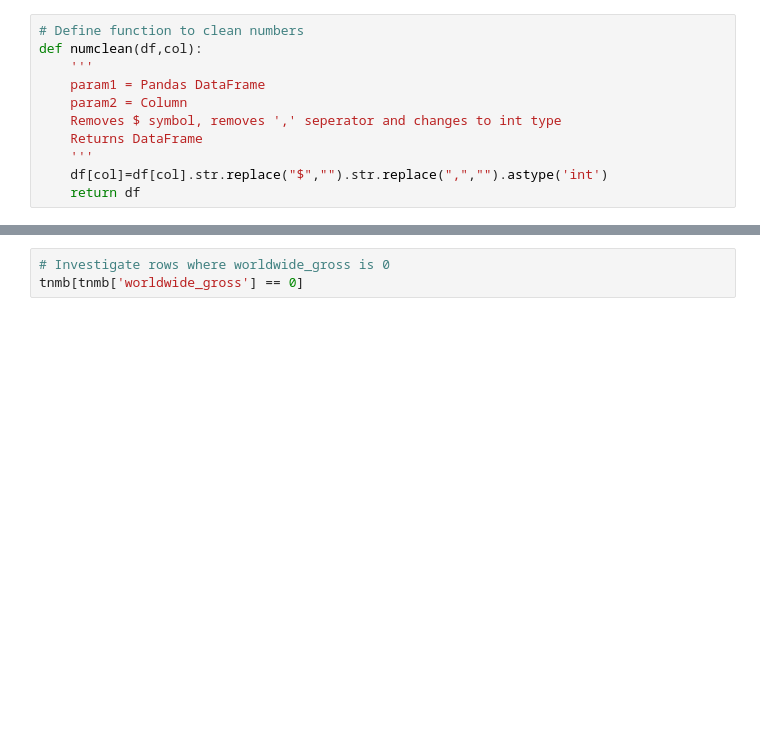
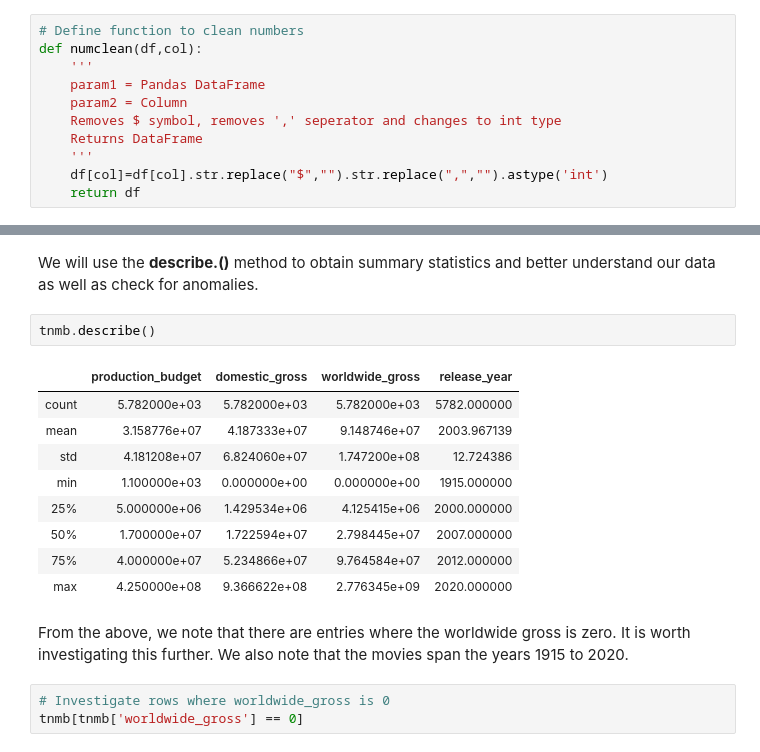
Before and after one commit to nadinezab/making-movies, a Jupyter notebook: Making Movies.ipynb, the cells around one changed output, grey strips where cells are left out. Saved outputs shown, nothing was run; the diff lists cells and outputs as text; blank space fills up the shorter version.

```diff
--- a/Making Movies.ipynb
+++ b/Making Movies.ipynb
@@ -298,3 +309,19 @@ numclean(tnmb,'worldwide_gross')
+# %% [markdown]
+We will use the <b>describe.()</b> method to obtain summary statistics and better understand our data as well as check for anomalies.
+# %%
+tnmb.describe()
+# %% [output]
+|  | production_budget | domestic_gross | worldwide_gross | release_year |
+| count | 5.782000e+03 | 5.782000e+03 | 5.782000e+03 | 5782.000000 |
+| mean | 3.158776e+07 | 4.187333e+07 | 9.148746e+07 | 2003.967139 |
+| std | 4.181208e+07 | 6.824060e+07 | 1.747200e+08 | 12.724386 |
+| min | 1.100000e+03 | 0.000000e+00 | 0.000000e+00 | 1915.000000 |
+| 25% | 5.000000e+06 | 1.429534e+06 | 4.125415e+06 | 2000.000000 |
+| 50% | 1.700000e+07 | 1.722594e+07 | 2.798445e+07 | 2007.000000 |
+| 75% | 4.000000e+07 | 5.234866e+07 | 9.764584e+07 | 2012.000000 |
+| max | 4.250000e+08 | 9.366622e+08 | 2.776345e+09 | 2020.000000 |
+# %% [markdown]
+From the above, we note that there are entries where the worldwide gross is zero. It is worth investigating this further. We also note that the movies span the years 1915 to 2020.
 # %%
 # Investigate rows where worldwide_gross is 0
 tnmb[tnmb['worldwide_gross'] == 0]
```
Also changed, not shown: parts of 36 cells of this notebook.
